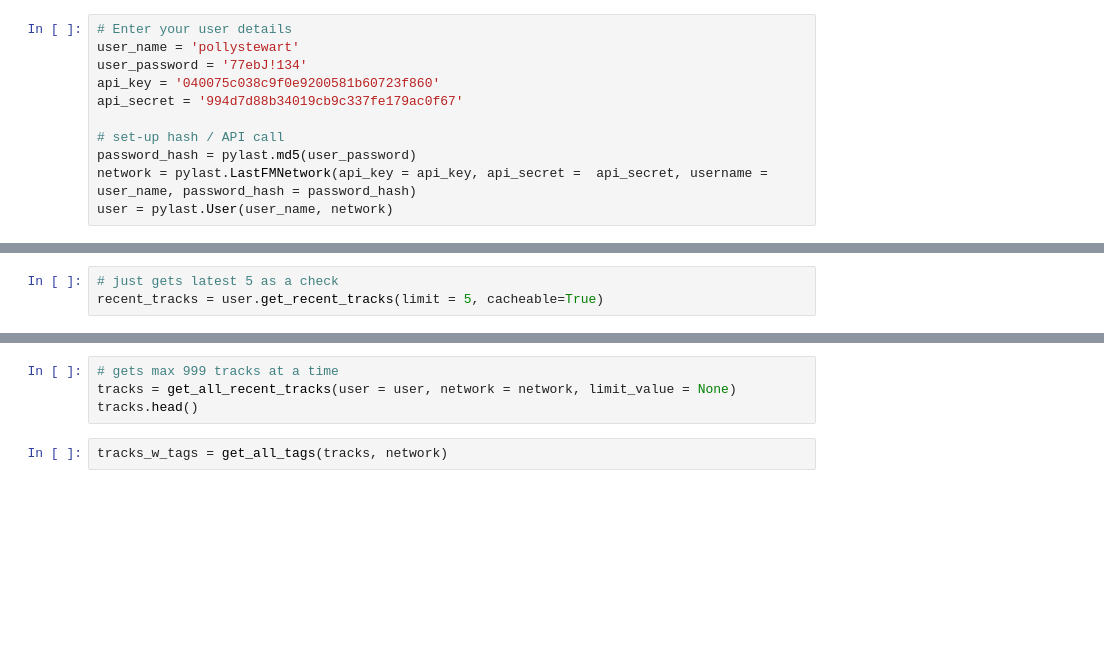
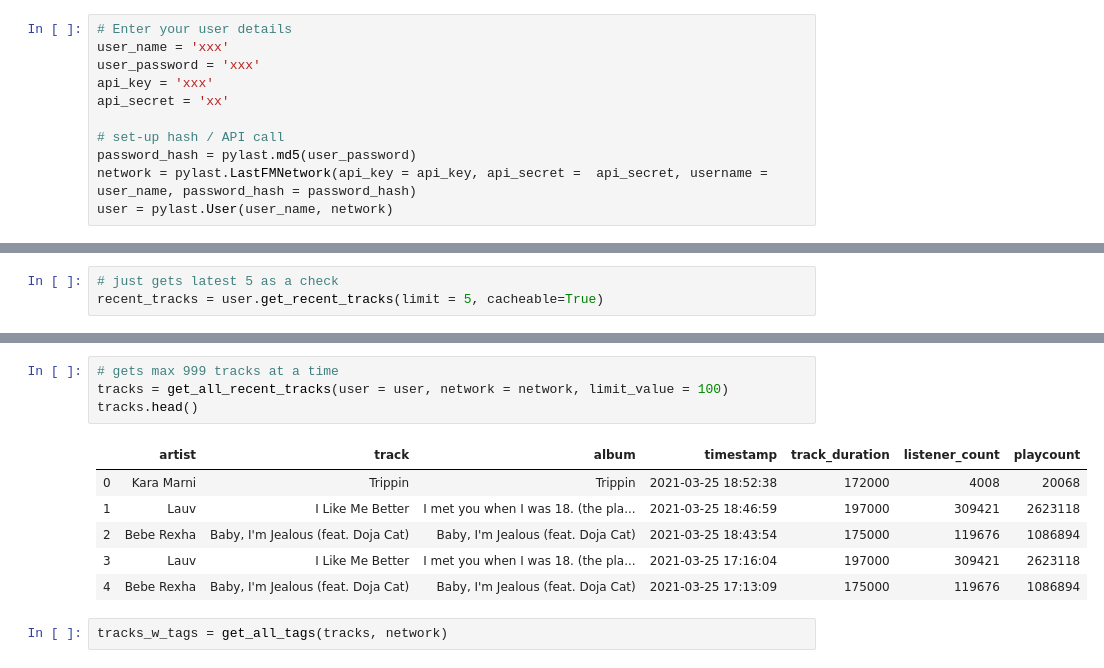
Before and after one commit to pollyestewart/Spotify_Analysis, a Jupyter notebook: 1_get_recently_played_music.ipynb, the cells around one changed output, grey strips where cells are left out. Drawn from its saved outputs; the diff is of its cells as text; blank space fills up the shorter version.

```diff
--- a/1_get_recently_played_music.ipynb
+++ b/1_get_recently_played_music.ipynb
@@ -29,10 +29,10 @@ from spotipy.oauth2 import SpotifyClientCredentials
 ### Last.FM
 # %%
 # Enter your user details
-user_name = 'pollystewart'
-user_password = '77ebJ!134'
-api_key = '040075c038c9f0e9200581b60723f860'
-api_secret = '994d7d88b34019cb9c337fe179ac0f67'
+user_name = 'xxx'
+user_password = 'xxx'
+api_key = 'xxx'
+api_secret = 'xx'
 
 # set-up hash / API call
 password_hash = pylast.md5(user_password)
@@ -62,7 +62,14 @@ recent_tracks = user.get_recent_tracks(limit = 5, cacheable=True)
 # %%
 # gets max 999 tracks at a time
-tracks = get_all_recent_tracks(user = user, network = network, limit_value = None)
+tracks = get_all_recent_tracks(user = user, network = network, limit_value = 100)
 tracks.head()
+# %% [output]
+|  | artist | track | album | timestamp | track_duration | listener_count | playcount |
+| 0 | Kara Marni | Trippin | Trippin | 2021-03-25 18:52:38 | 172000 | 4008 | 20068 |
+| 1 | Lauv | I Like Me Better | I met you when I was 18. (the pla... | 2021-03-25 18:46:59 | 197000 | 309421 | 2623118 |
+| 2 | Bebe Rexha | Baby, I'm Jealous (feat. Doja Cat) | Baby, I'm Jealous (feat. Doja Cat) | 2021-03-25 18:43:54 | 175000 | 119676 | 1086894 |
+| 3 | Lauv | I Like Me Better | I met you when I was 18. (the pla... | 2021-03-25 17:16:04 | 197000 | 309421 | 2623118 |
+| 4 | Bebe Rexha | Baby, I'm Jealous (feat. Doja Cat) | Baby, I'm Jealous (feat. Doja Cat) | 2021-03-25 17:13:09 | 175000 | 119676 | 1086894 |
 # %%
 tracks_w_tags = get_all_tags(tracks, network)
 # %%
```
Also changed, not shown: parts of 11 cells of this notebook, 3 other files.
